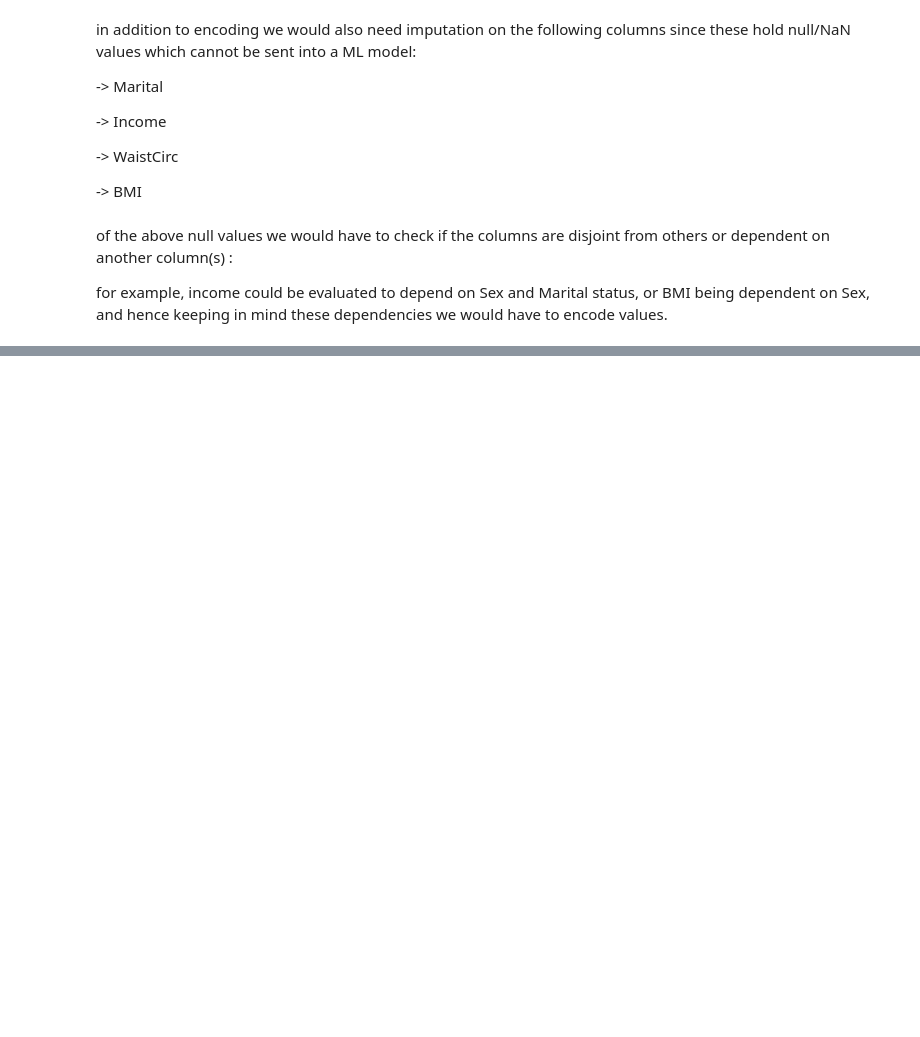
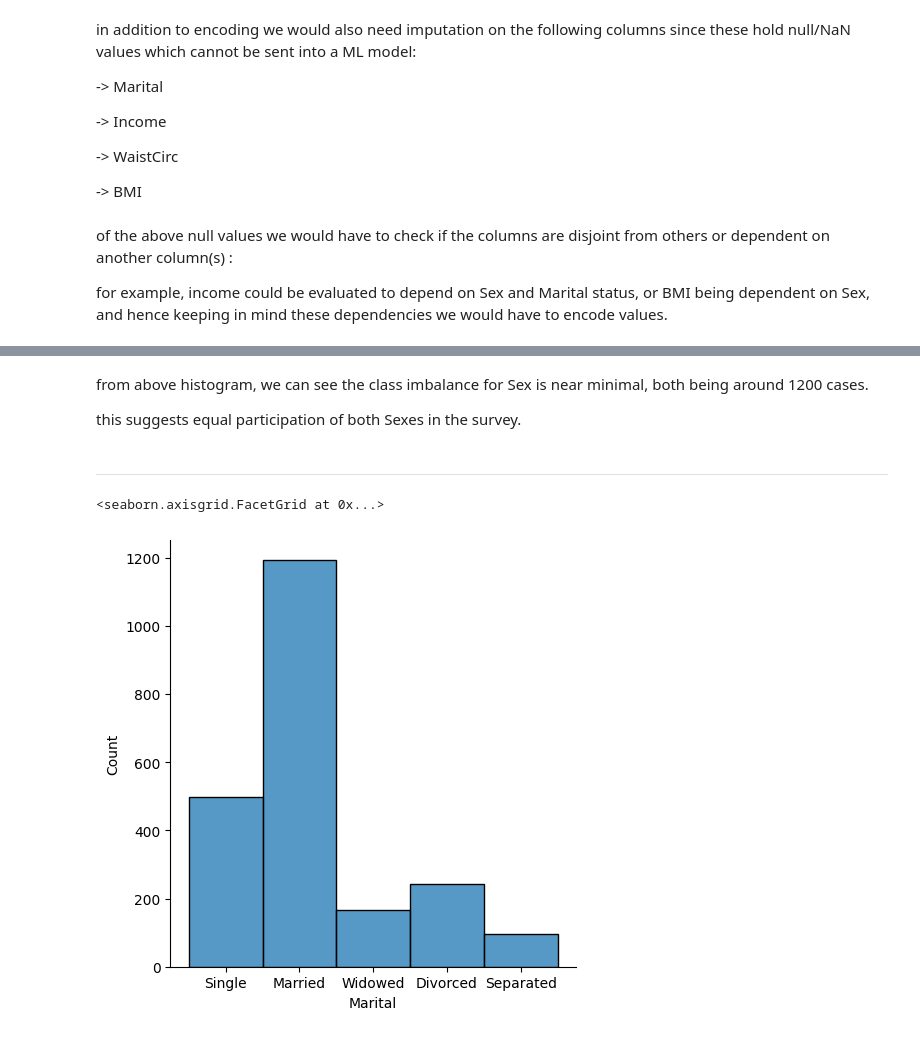
Before and after one commit to SrijanShovit/HealthLearning, a Jupyter notebook: Metabolic Syndrome Prediction/metabolic_syndrome_predict.ipynb, the cells around one changed output, grey strips where cells are left out. Saved outputs shown, nothing was run; the diff lists cells and outputs as text; code cells hidden in the pictures; blank space fills up the shorter version.

```diff
--- a/Metabolic Syndrome Prediction/metabolic_syndrome_predict.ipynb
+++ b/Metabolic Syndrome Prediction/metabolic_syndrome_predict.ipynb
@@ -220,0 +257,11 @@ for example, income could be evaluated to depend on Sex and Marital status, or B
+# %% [markdown]
+from above histogram, we can see the class imbalance for Sex is near minimal, both being around 1200 cases.
+
+this suggests equal participation of both Sexes in the survey.
+# %% [markdown]
+---
+# %%
+sns.displot(df['Marital']) # distribution plot for Marital-count
+# %% [output]
+<seaborn.axisgrid.FacetGrid at 0x...>
+[figure, added]
```
Also changed, not shown: parts of 86 cells of this notebook.
